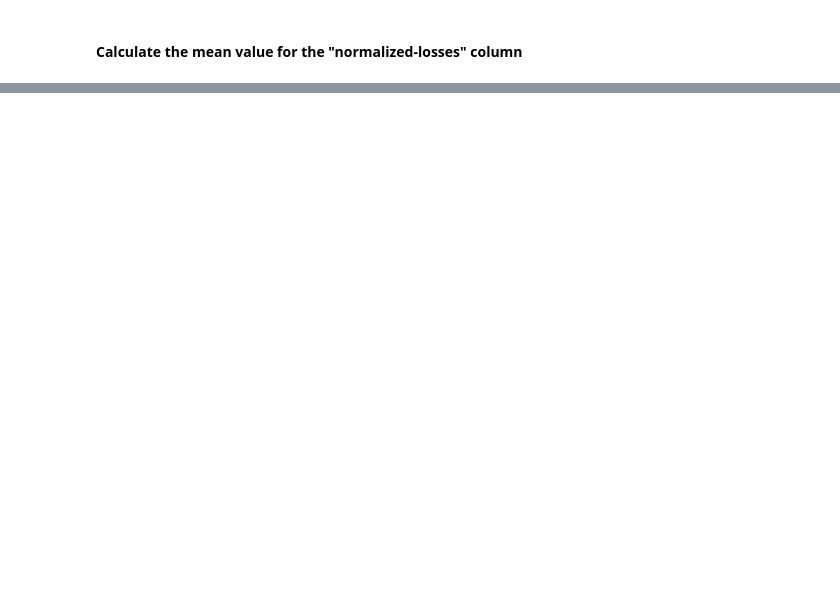
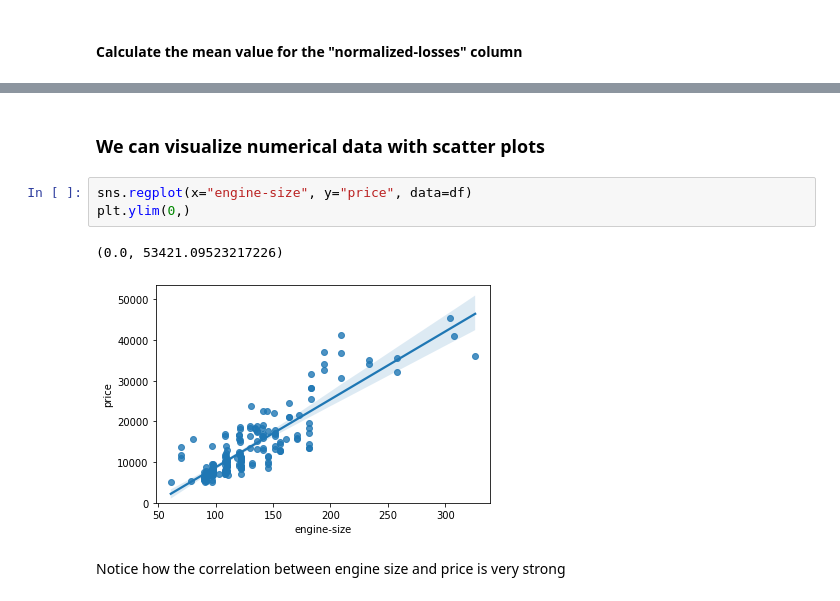
Before and after one commit to rodrigoromanguzman/Actividades_Aprendizaje-, a Jupyter notebook: semana6/module3_python_for_data_science.ipynb, the cells around one changed output, grey strips where cells are left out. Saved outputs shown, nothing was run; the diff lists cells and outputs as text; blank space fills up the shorter version.

```diff
--- a/semana6/module3_python_for_data_science.ipynb
+++ b/semana6/module3_python_for_data_science.ipynb
@@ -264,0 +87,10 @@ Text(0.5, 1.0, 'horsepower bins')
+# %% [markdown]
+<h3>We can visualize numerical data with scatter plots</h3>
+# %%
+sns.regplot(x="engine-size", y="price", data=df)
+plt.ylim(0,)
+# %% [output]
+(0.0, 53421.09523217226)
+[figure, added]
+# %% [markdown]
+<p>Notice how the correlation between engine size and price is very strong</p>
```
Also changed, not shown: parts of 54 cells of this notebook.
